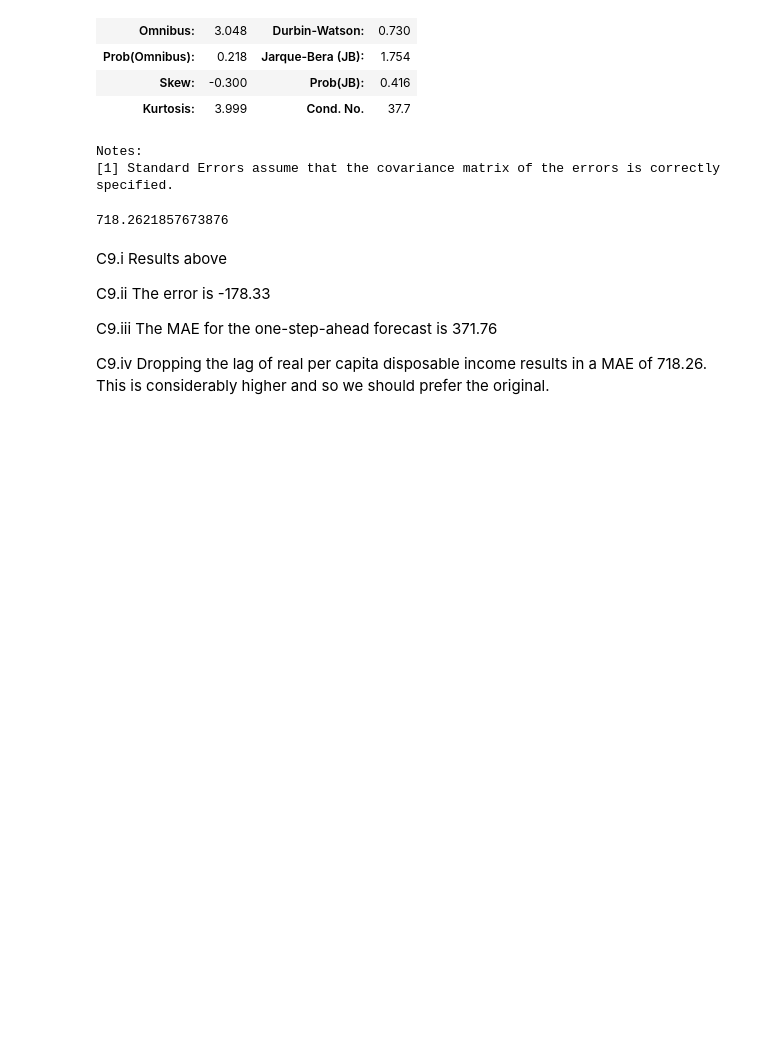
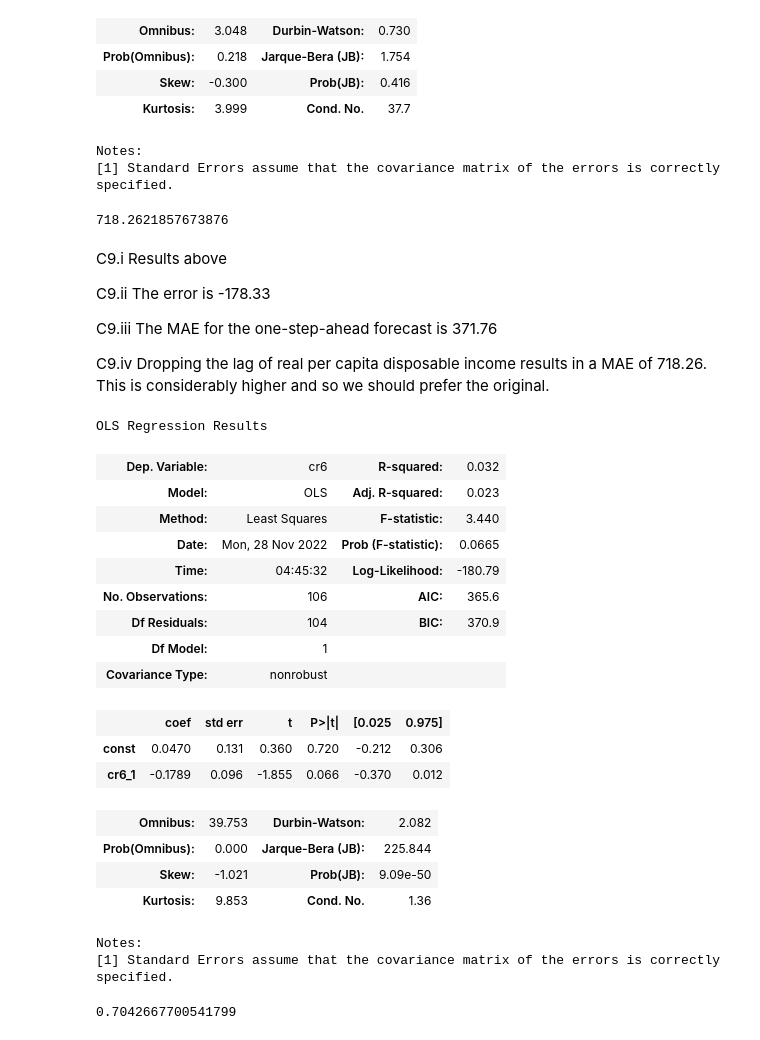
Before and after one commit to systemchalk/wooldridge_workbook, a Jupyter notebook: ch18.ipynb, the cells around one changed output. Cells and saved outputs as stored; diff of their text form; code cells hidden in the pictures; blank space fills up the shorter version.

Commit message:
Completed exercises 10 and 11

```diff
--- a/ch18.ipynb
+++ b/ch18.ipynb
@@ -751,3 +751,37 @@ C9.ii The error is -178.33
 C9.iii The MAE for the one-step-ahead forecast is 371.76
 
 C9.iv Dropping the lag of real per capita disposable income results in a MAE of 718.26. This is considerably higher and so we should prefer the original.
+# %%
+# Exercise 10
+intqrt = pd.read_stata("./stata/INTQRT.DTA")
+intqrt_pre16 = intqrt.iloc[:-16]
+intqrt_16 = intqrt.iloc[-16:]
+
+X = sm.add_constant(intqrt_pre16["cr6_1"])
+model = sm.OLS(intqrt_pre16.cr6, X, missing="drop").fit()
+model.summary()
+# %% [output]
+OLS Regression Results
+| Dep. Variable: | cr6 | R-squared: | 0.032 |
+| Model: | OLS | Adj. R-squared: | 0.023 |
+| Method: | Least Squares | F-statistic: | 3.440 |
+| Date: | Mon, 28 Nov 2022 | Prob (F-statistic): | 0.0665 |
+| Time: | 04:45:32 | Log-Likelihood: | -180.79 |
+| No. Observations: | 106 | AIC: | 365.6 |
+| Df Residuals: | 104 | BIC: | 370.9 |
+| Df Model: | 1 |  |  |
+| Covariance Type: | nonrobust |  |  |
+|  | coef | std err | t | P>|t| | [0.025 | 0.975] |
+| const | 0.0470 | 0.131 | 0.360 | 0.720 | -0.212 | 0.306 |
+| cr6_1 | -0.1789 | 0.096 | -1.855 | 0.066 | -0.370 | 0.012 |
+| Omnibus: | 39.753 | Durbin-Watson: | 2.082 |
+| Prob(Omnibus): | 0.000 | Jarque-Bera (JB): | 225.844 |
+| Skew: | -1.021 | Prob(JB): | 9.09e-50 |
+| Kurtosis: | 9.853 | Cond. No. | 1.36 |
+Notes:
+[1] Standard Errors assume that the covariance matrix of the errors is correctly specified.
+# %%
+X = sm.add_constant(intqrt_16["cr6_1"])
+np.sqrt(((intqrt_16.cr6 - model.predict(X))**2).sum() / len(intqrt_16.cr6))
+# %% [output]
+0.7042667700541799
```
Also changed, not shown: parts of 21 cells of this notebook.
